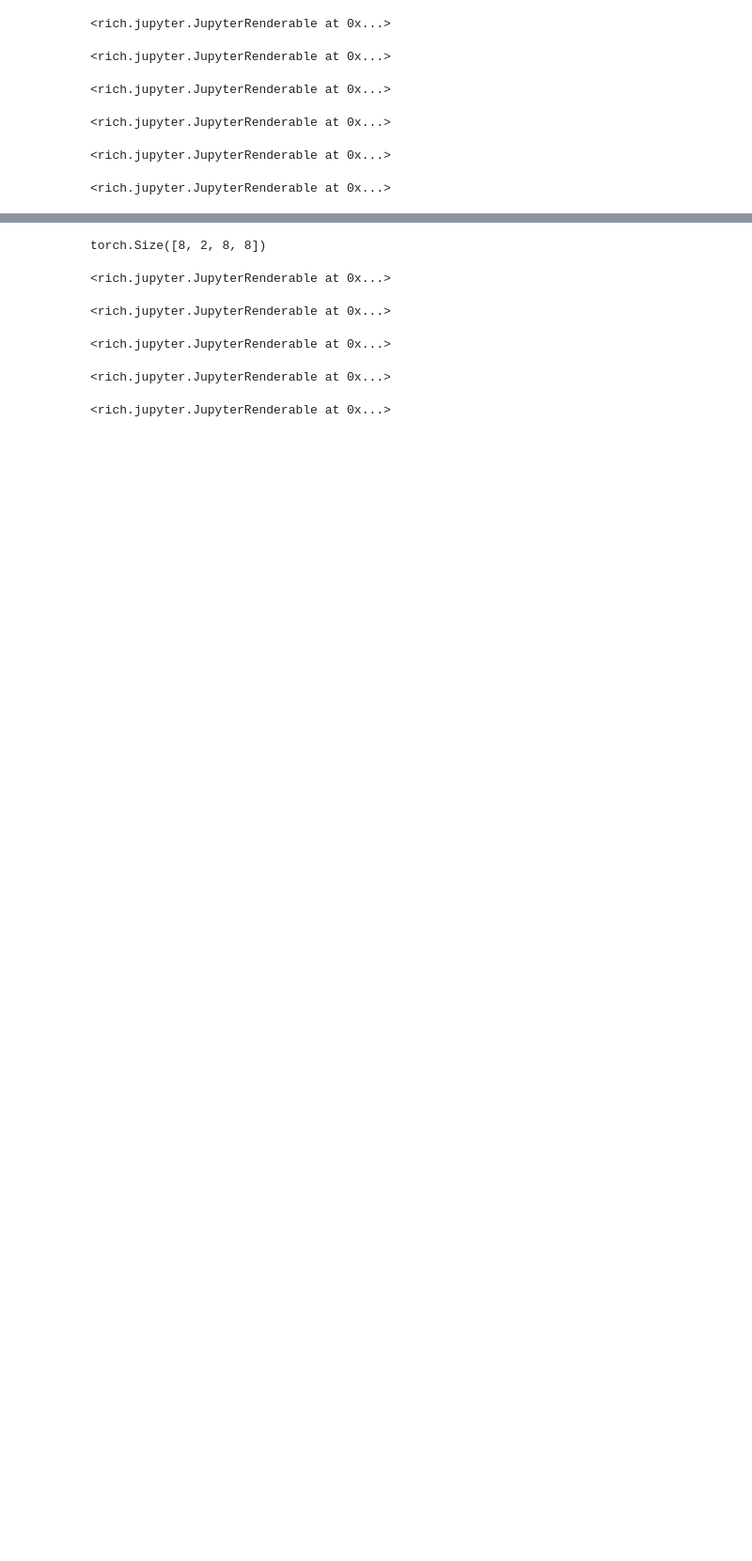
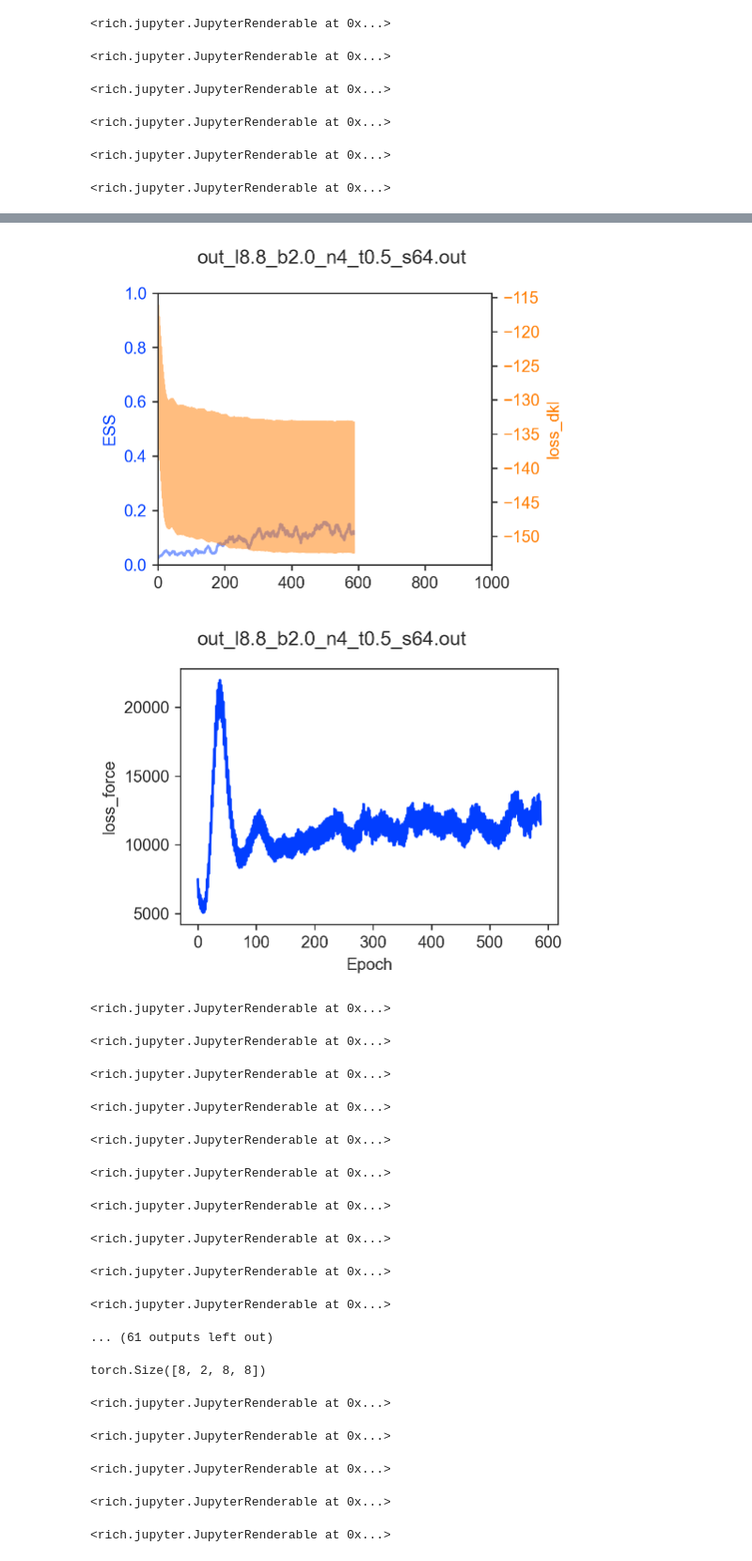
Before and after one commit to nftqcd/fthmc, a Jupyter notebook: flow_test_sam/notebooks/fthmc_qed2d_2021-03-17.ipynb, the cells around one changed output, grey strips where cells are left out. Shown at 94% size. Cells and saved outputs as stored; diff of their text form; code cells hidden in the pictures; blank space fills up the shorter version.

```diff
--- a/flow_test_sam/notebooks/fthmc_qed2d_2021-03-17.ipynb
+++ b/flow_test_sam/notebooks/fthmc_qed2d_2021-03-17.ipynb
@@ -390 +424,18 @@ flow = flow_model['layers']
+# %%
+# flow_model_trained_force
+flow_model_tf, flow_act_tf = flow_train(param, with_force=True, pre_model=pre_flow_model)
+# %% [output]
+[figure, added]
+[figure, added]
+<rich.jupyter.JupyterRenderable at 0x...>
+<rich.jupyter.JupyterRenderable at 0x...>
+<rich.jupyter.JupyterRenderable at 0x...>
+<rich.jupyter.JupyterRenderable at 0x...>
+<rich.jupyter.JupyterRenderable at 0x...>
+<rich.jupyter.JupyterRenderable at 0x...>
+<rich.jupyter.JupyterRenderable at 0x...>
+<rich.jupyter.JupyterRenderable at 0x...>
+<rich.jupyter.JupyterRenderable at 0x...>
+<rich.jupyter.JupyterRenderable at 0x...>
+... (61 outputs left out)
 # %%
```
Also changed, not shown: parts of 15 cells of this notebook.
